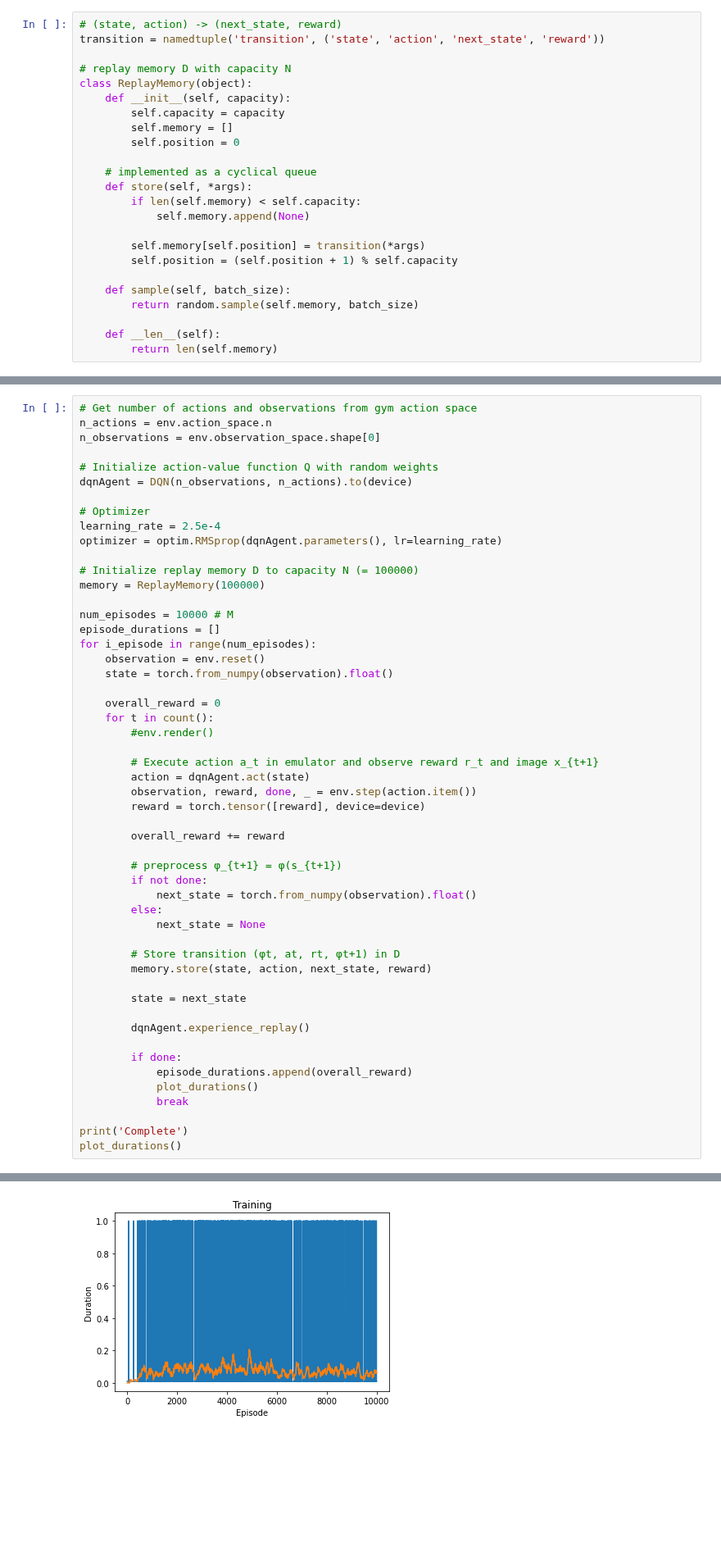
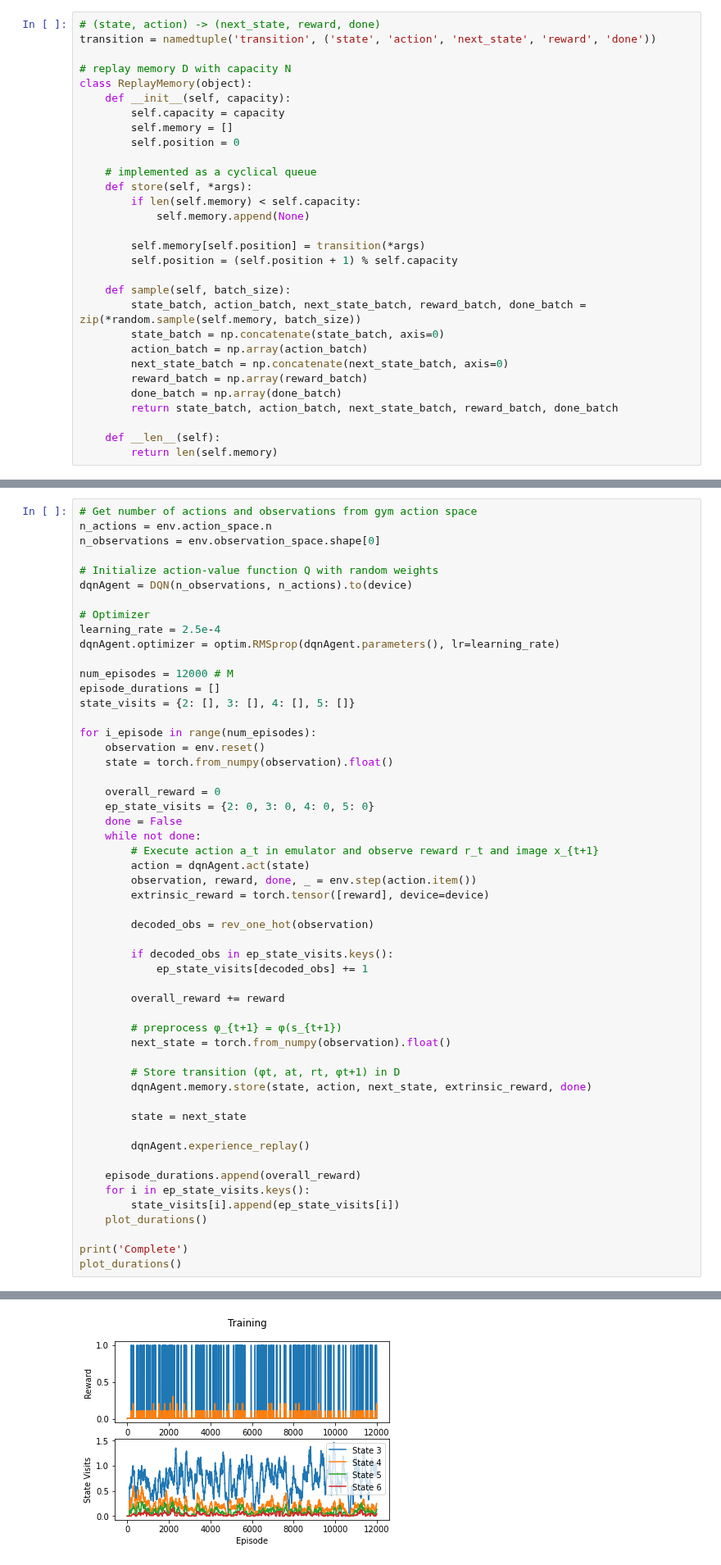
Before and after one commit to Davidobot/adversarial_hrl, a Jupyter notebook: dqn_linear_dsdp.ipynb, the cells around one changed output, grey strips where cells are left out. Shown at 82% size. Drawn from its saved outputs; the diff is of its cells as text; blank space fills up the shorter version.

```diff
--- a/dqn_linear_dsdp.ipynb
+++ b/dqn_linear_dsdp.ipynb
@@ -67,8 +80,8 @@ def plot_durations():
 ---
 ### Code
 # %%
-# (state, action) -> (next_state, reward)
-transition = namedtuple('transition', ('state', 'action', 'next_state', 'reward'))
+# (state, action) -> (next_state, reward, done)
+transition = namedtuple('transition', ('state', 'action', 'next_state', 'reward', 'done'))
 
 # replay memory D with capacity N
 class ReplayMemory(object):
@@ -86,7 +99,13 @@ class ReplayMemory(object):
         self.position = (self.position + 1) % self.capacity
 
     def sample(self, batch_size):
-        return random.sample(self.memory, batch_size)
+        state_batch, action_batch, next_state_batch, reward_batch, done_batch = zip(*random.sample(self.memory, batch_size))
+        state_batch = np.concatenate(state_batch, axis=0)
+        action_batch = np.array(action_batch)
+        next_state_batch = np.concatenate(next_state_batch, axis=0)
+        reward_batch = np.array(reward_batch)
+        done_batch = np.array(done_batch)
+        return state_batch, action_batch, next_state_batch, reward_batch, done_batch
 
     def __len__(self):
         return len(self.memory)
@@ -159,49 +193,50 @@ n_observations = env.observation_space.shape[0]
 dqnAgent = DQN(n_observations, n_actions).to(device)
 
 # Optimizer
 learning_rate = 2.5e-4
-optimizer = optim.RMSprop(dqnAgent.parameters(), lr=learning_rate)
+dqnAgent.optimizer = optim.RMSprop(dqnAgent.parameters(), lr=learning_rate)
 
-# Initialize replay memory D to capacity N (= 100000)
-memory = ReplayMemory(100000)
+num_episodes = 12000 # M
+episode_durations = []
+state_visits = {2: [], 3: [], 4: [], 5: []}
 
-num_episodes = 10000 # M
-episode_durations = []
 for i_episode in range(num_episodes):
     observation = env.reset()
     state = torch.from_numpy(observation).float()
 
     overall_reward = 0
-    for t in count():
-        #env.render()
-
+    ep_state_visits = {2: 0, 3: 0, 4: 0, 5: 0}
+    done = False
+    while not done:
         # Execute action a_t in emulator and observe reward r_t and image x_{t+1}
         action = dqnAgent.act(state)
         observation, reward, done, _ = env.step(action.item())
-        reward = torch.tensor([reward], device=device)
+        extrinsic_reward = torch.tensor([reward], device=device)
+
+        decoded_obs = rev_one_hot(observation)
+
+        if decoded_obs in ep_state_visits.keys():
+            ep_state_visits[decoded_obs] += 1
 
         overall_reward += reward
 
         # preprocess φ_{t+1} = φ(s_{t+1})
-        if not done:
-            next_state = torch.from_numpy(observation).float()
-        else:
-            next_state = None
+        next_state = torch.from_numpy(observation).float()
 
         # Store transition (φt, at, rt, φt+1) in D
-        memory.store(state, action, next_state, reward)
+        dqnAgent.memory.store(state, action, next_state, extrinsic_reward, done)
 
         state = next_state
 
         dqnAgent.experience_replay()
 
-        if done:
-            episode_durations.append(overall_reward)
-            plot_durations()
-            break
+    episode_durations.append(overall_reward)
+    for i in ep_state_visits.keys():
+        state_visits[i].append(ep_state_visits[i])
+    plot_durations()
 
 print('Complete')
 plot_durations()
 # %% [output]
 Complete
-[figure, old version]
+[figure, new version]
```
Also changed, not shown: parts of 3 cells of this notebook, 2 other files.
